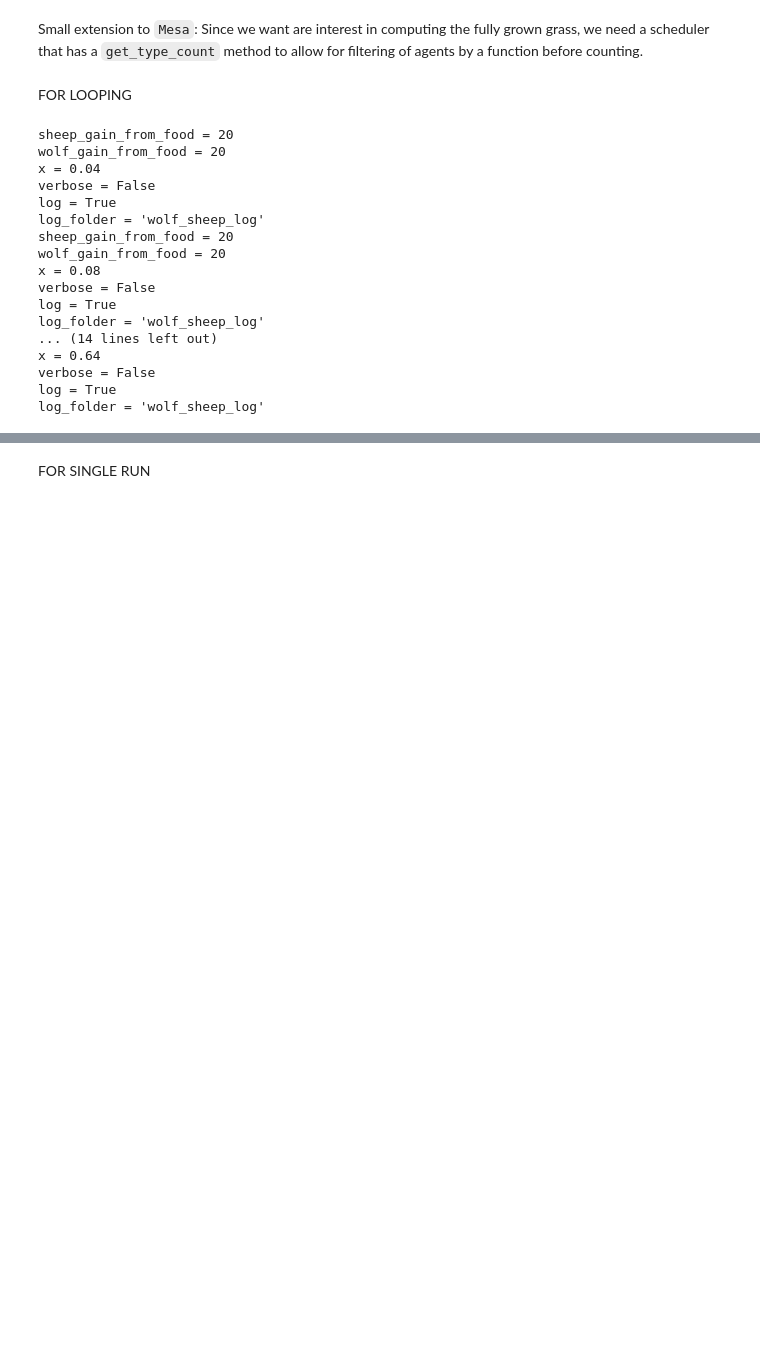
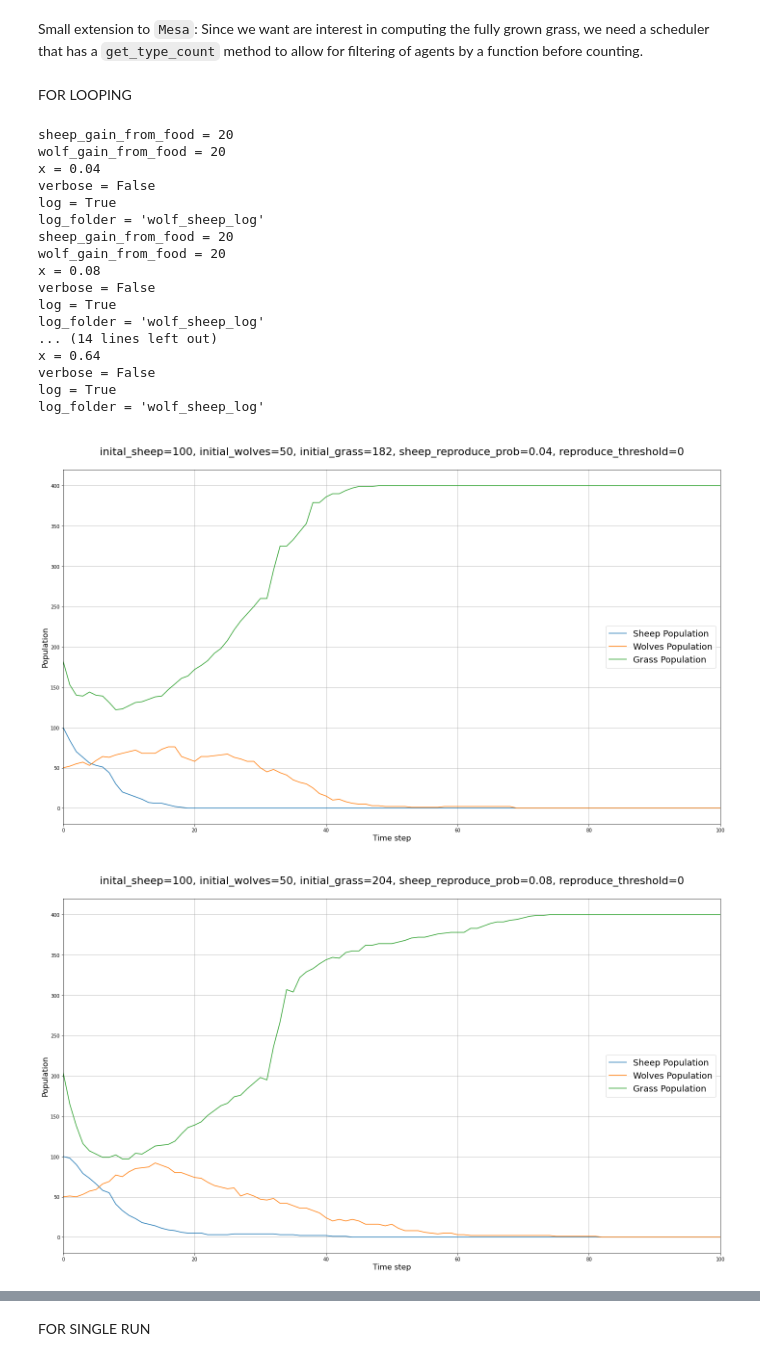
Before and after one commit to bommyboy/42188-Agent-Modelling-Case-Study-1, a Jupyter notebook: Wolf-Sheep.ipynb, the cells around one changed output, grey strips where cells are left out. Drawn from its saved outputs; the diff is of its cells as text; code cells hidden in the pictures; blank space fills up the shorter version.

Commit message:
Modify plotter to print out plots

```diff
--- a/Wolf-Sheep.ipynb
+++ b/Wolf-Sheep.ipynb
@@ -428,7 +428,7 @@ class RandomActivationByTypeFiltered(mesa.time.RandomActivationByType):
                 count += 1
         return count
 # %%
-def plotter(model,model_params,log_folder,logfile_name):
+def plotter(model,model_params,log_folder,logfile_name,save_plot=True,show_plot=False):
 
     # use_scatter = True
     use_scatter = False
@@ -459,8 +459,12 @@ def plotter(model,model_params,log_folder,logfile_name):
     ax.legend(loc="center right",prop=dict(size=18))
     plt.tight_layout()
     ax.grid(which="both",linestyle='-')
-    plt.savefig(f"{log_folder}/{logfile_name}.png")
-    plt.close()
+    if save_plot:
+        plt.savefig(f"{log_folder}/{logfile_name}.png")
+    if show_plot:
+        plt.show()
+    else:
+        plt.close()
 # %% [markdown]
 FOR LOOPING
 # %%
@@ -515,31 +519,33 @@ for x in this_list:
     print(f"{log_folder = }")
 
     for i in range(num_same_scenario):
 
         """Ensure only ONE model defined"""
         # min_reproduce_energy
         # model = WolfSheep(log=log,log_num=i+1,log_folder=log_folder,verbose=verbose,min_reproduce_energy=x,grass=True)
 
         # sheep_reproduce_probabilities
         model = WolfSheep(log=log,log_num=i+1,log_folder=log_folder,verbose=verbose,min_reproduce_energy=min_reproduce_energy,sheep_reproduce=x,grass=True)
 
         params, log_folder, logfile_name = model.run_model()
-        plotter(model=model,model_params=params,log_folder=log_folder,logfile_name=logfile_name)
+        plotter(model=model,model_params=params,log_folder=log_folder,logfile_name=logfile_name,show_plot=False)
 # %% [output]
 sheep_gain_from_food = 20
 wolf_gain_from_food = 20
 x = 0.04
 verbose = False
 log = True
 log_folder = 'wolf_sheep_log'
 sheep_gain_from_food = 20
 wolf_gain_from_food = 20
 x = 0.08
 verbose = False
 log = True
 log_folder = 'wolf_sheep_log'
 ... (14 lines left out)
 x = 0.64
 verbose = False
 log = True
 log_folder = 'wolf_sheep_log'
+[figure, added]
+[figure, added]
```
Also changed, not shown: parts of 4 cells of this notebook.
